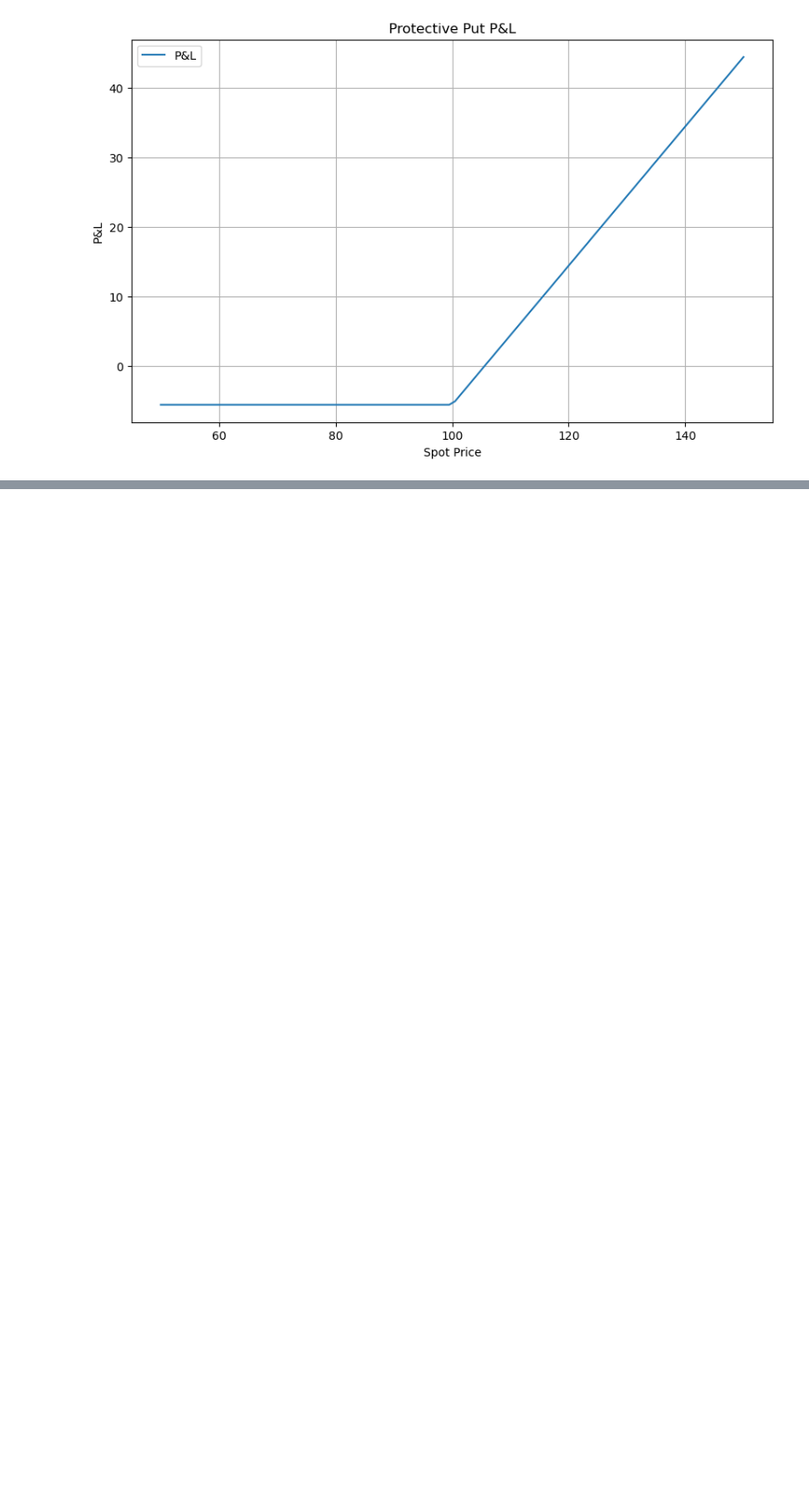
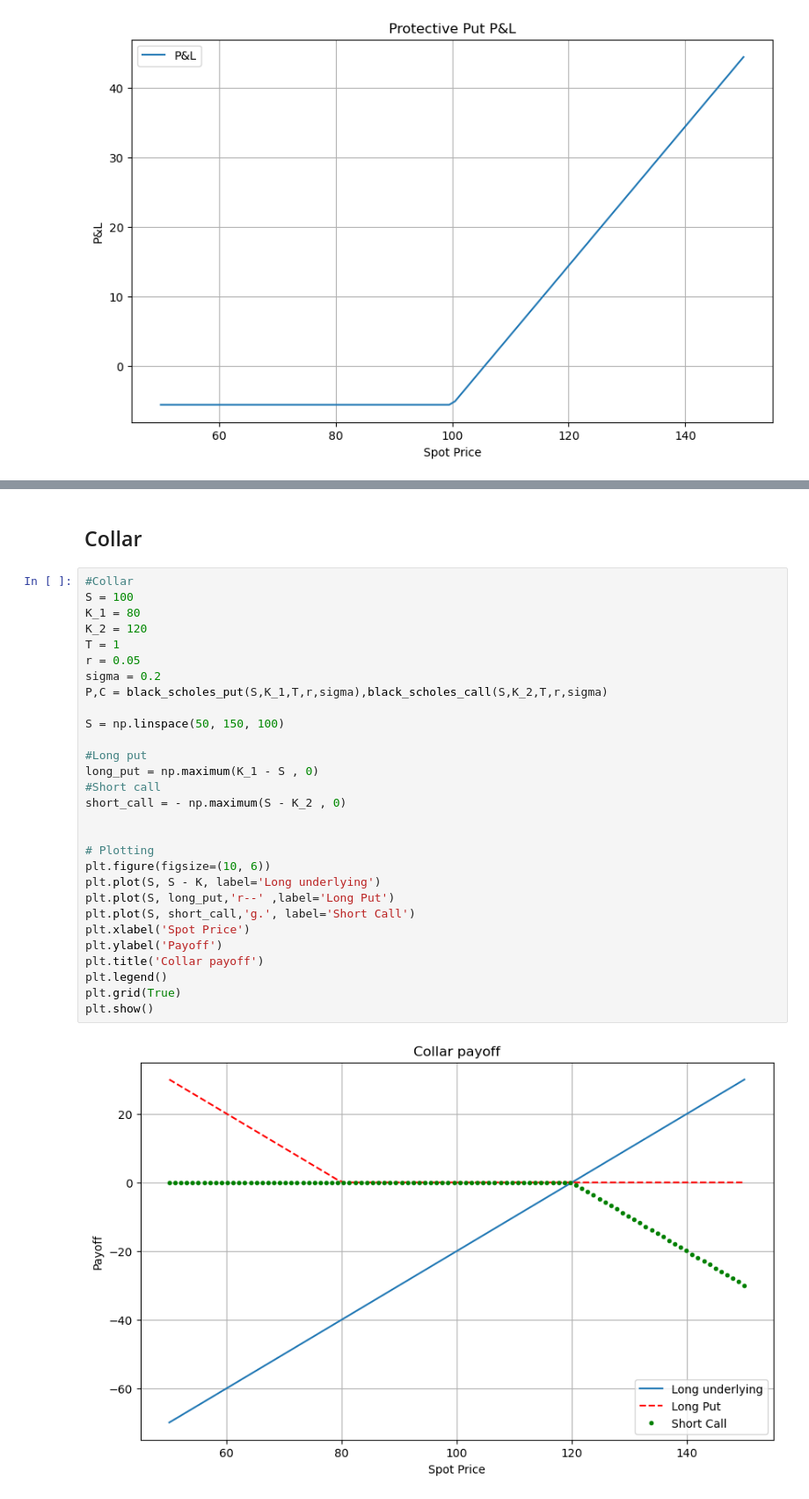
Before and after one commit to Paul-centrale/Financial-tool, a Jupyter notebook: Jupyter notebook/Moving variables for BS and greeks.ipynb, the cells around one changed output, grey strips where cells are left out. Shown at 88% size. Saved outputs shown, nothing was run; the diff lists cells and outputs as text; blank space fills up the shorter version.

```diff
--- a/Jupyter notebook/Moving variables for BS and greeks.ipynb
+++ b/Jupyter notebook/Moving variables for BS and greeks.ipynb
@@ -298,0 +340,33 @@ plt.show()
+# %% [markdown]
+## Collar
+# %%
+#Collar
+S = 100
+K_1 = 80
+K_2 = 120
+T = 1
+r = 0.05
+sigma = 0.2
+P,C = black_scholes_put(S,K_1,T,r,sigma),black_scholes_call(S,K_2,T,r,sigma)
+
+S = np.linspace(50, 150, 100)
+
+#Long put
+long_put = np.maximum(K_1 - S , 0)
+#Short call
+short_call = - np.maximum(S - K_2 , 0)
+
+
+# Plotting
+plt.figure(figsize=(10, 6))
+plt.plot(S, S - K, label='Long underlying')
+plt.plot(S, long_put,'r--' ,label='Long Put')
+plt.plot(S, short_call,'g.', label='Short Call')
+plt.xlabel('Spot Price')
+plt.ylabel('Payoff')
+plt.title('Collar payoff')
+plt.legend()
+plt.grid(True)
+plt.show()
+# %% [output]
+[figure, added]
```
Also changed, not shown: parts of 4 cells of this notebook.
